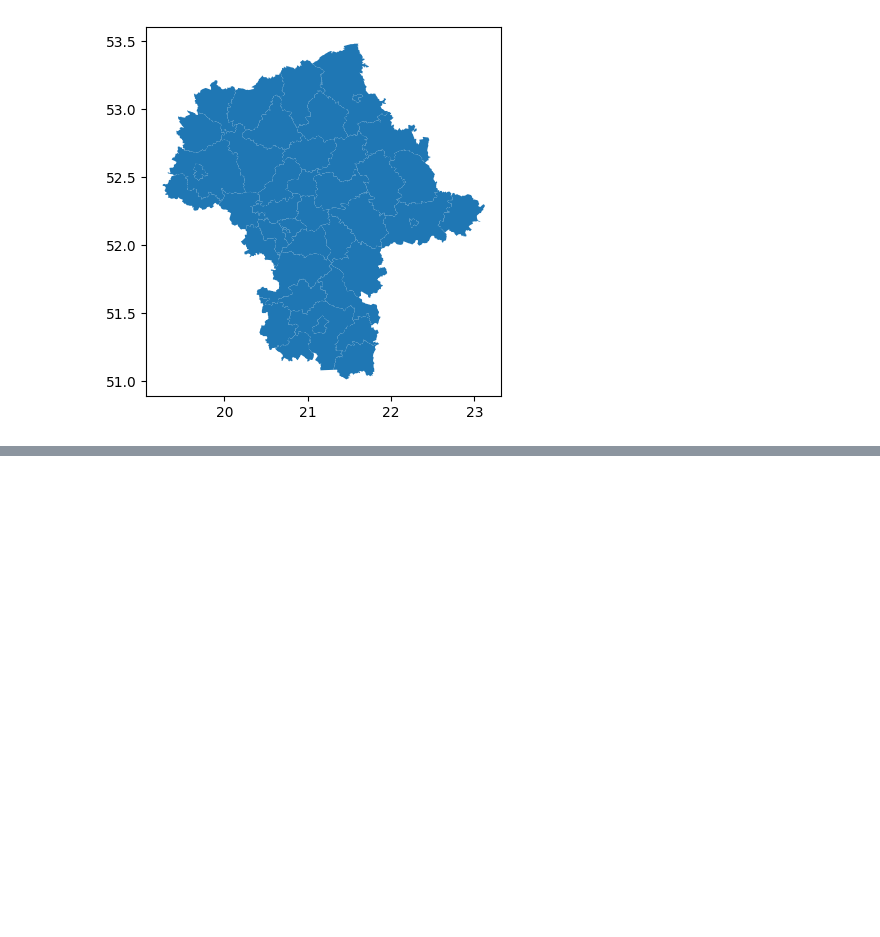
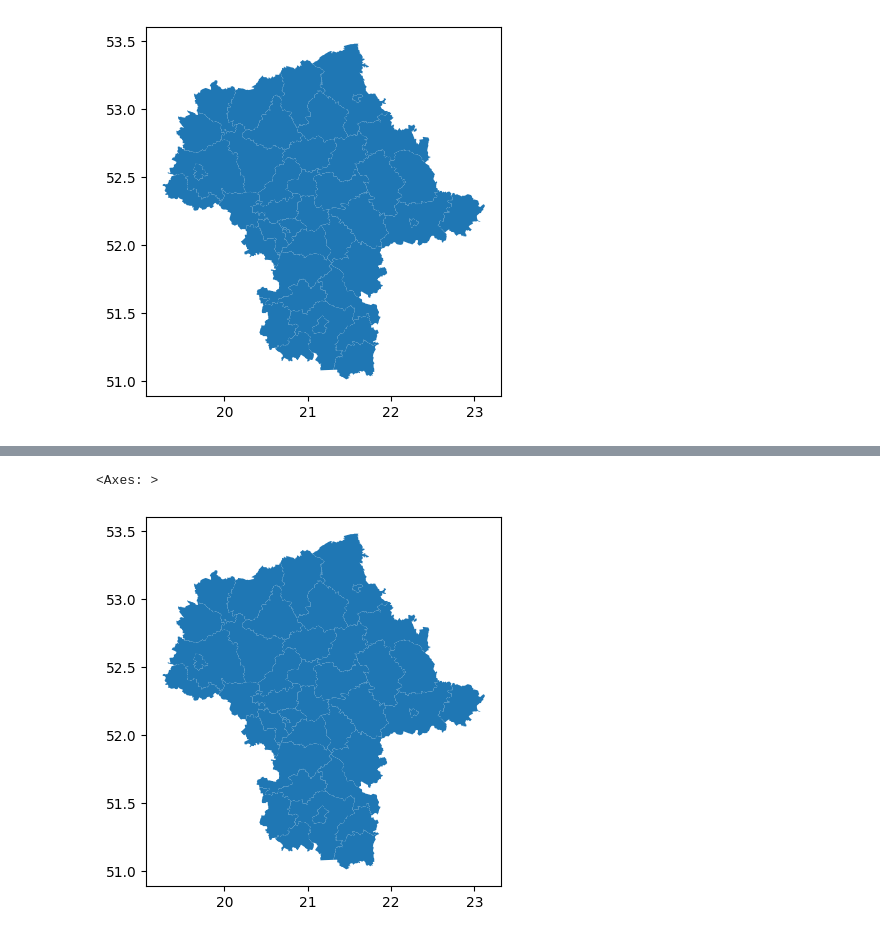
Before and after one commit to fszymanski13/master_thesis, a Jupyter notebook: notebooks/data_prep.ipynb, the cells around one changed output, grey strips where cells are left out. Drawn from its saved outputs; the diff is of its cells as text; code cells hidden in the pictures; blank space fills up the shorter version.

```diff
--- a/notebooks/data_prep.ipynb
+++ b/notebooks/data_prep.ipynb
@@ -74,0 +97,5 @@ with open('../data/powiaty_maz.pickle', 'wb') as file:
+# %%
+powiaty_maz.plot()
+# %% [output]
+<Axes: >
+[figure, added]
```
Also changed, not shown: parts of 7 cells of this notebook, 1 other file.
